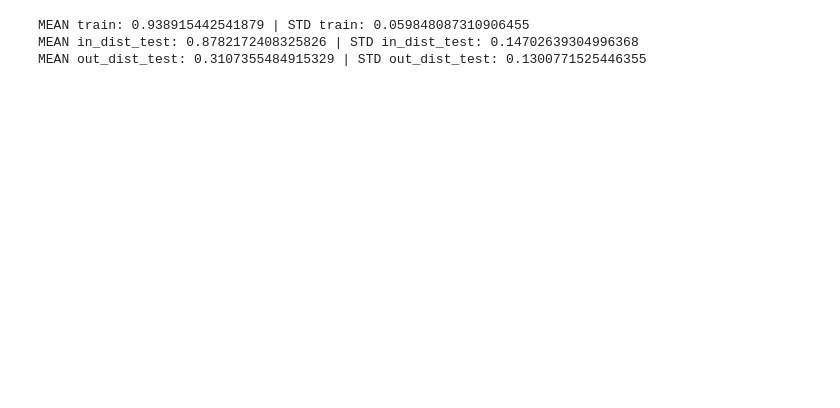
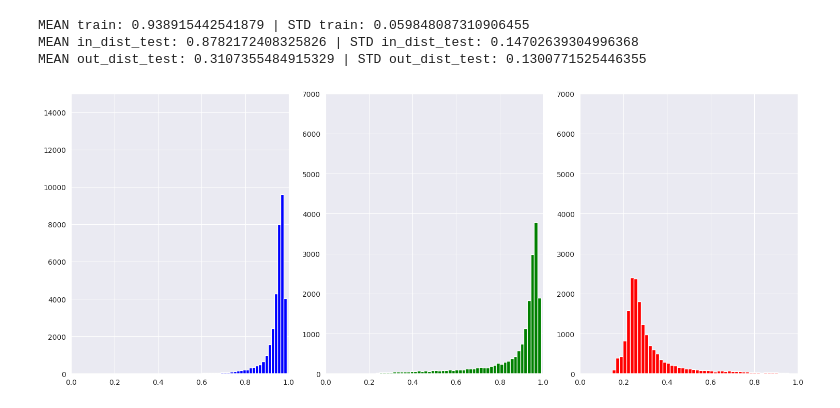
Before and after one commit to kvenkatesh5/AI_monitoring, a Jupyter notebook: notebooks/CT_SPC_Simulation.ipynb, the cells around one changed output. Cells and saved outputs as stored; diff of their text form; code cells hidden in the pictures; blank space fills up the shorter version.

```diff
--- a/notebooks/CT_SPC_Simulation.ipynb
+++ b/notebooks/CT_SPC_Simulation.ipynb
@@ -107,3 +91,21 @@ print("MEAN out_dist_test: {} | STD out_dist_test: {}".format(cosine_mean_out_di
 MEAN train: 0.938915442541879 | STD train: 0.059848087310906455
 MEAN in_dist_test: 0.8782172408325826 | STD in_dist_test: 0.14702639304996368
 MEAN out_dist_test: 0.3107355484915329 | STD out_dist_test: 0.1300771525446355
+# %%
+"""Feature similarity score distributions"""
+fig, ax = plt.subplots(1, 3, figsize=(15,6))
+ax[0].hist(cosine_train_similarities, bins=50, color="blue")
+ax[1].hist(cosine_in_dist_similarities, bins=50, color="green")
+ax[2].hist(cosine_out_dist_similarities, bins=50, color="red")
+ax[0].set_xlim([0,1])
+ax[1].set_xlim([0,1])
+ax[2].set_xlim([0,1])
+# hand-chosen limits based on # of bins
+ax[0].set_ylim([0,15000])
+ax[1].set_ylim([0,7000])
+ax[2].set_ylim([0,7000])
+plt.tight_layout()
+plt.savefig("../figs/feature_similarity_dists.png")
+plt.show()
+# %% [output]
+[figure, added]
```
Also changed, not shown: parts of 24 cells of this notebook, 16 other files.
